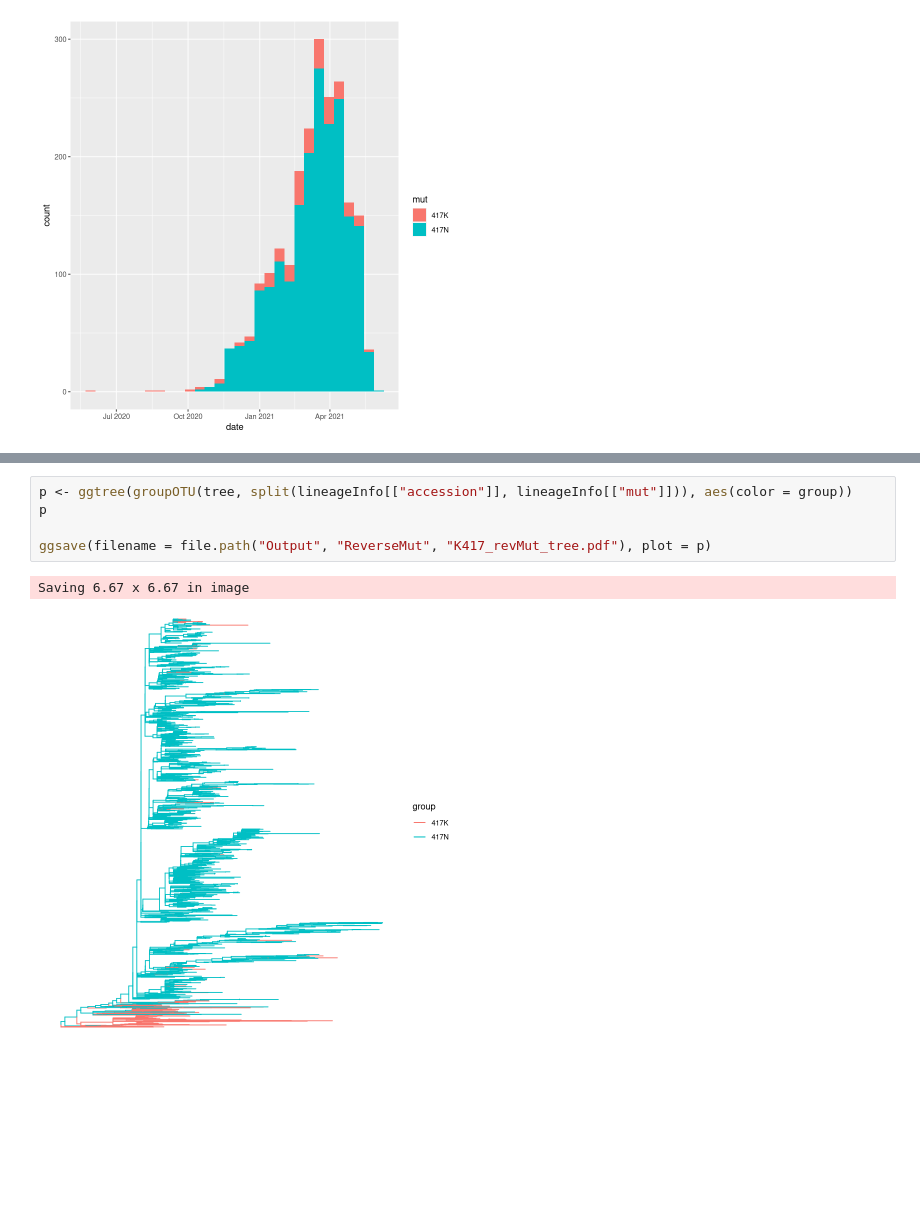
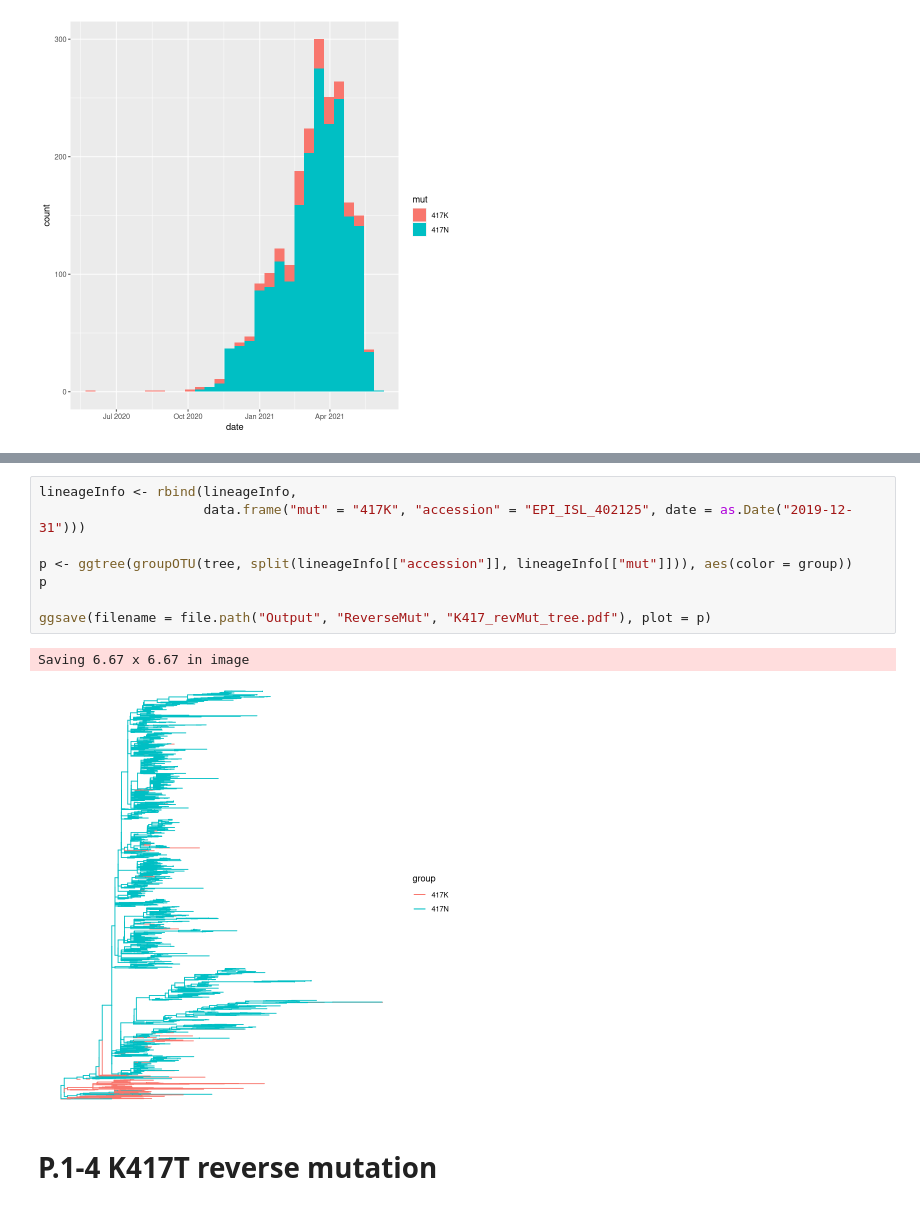
Before and after one commit to Takkoona/phyloColoring, a Jupyter notebook: 7_reverse_mutation_phylo.ipynb, the cells around one changed output, grey strips where cells are left out. Drawn from its saved outputs; the diff is of its cells as text; blank space fills up the shorter version.

```diff
--- a/7_reverse_mutation_phylo.ipynb
+++ b/7_reverse_mutation_phylo.ipynb
@@ -75,8 +136,13 @@ ggplot(lineageInfo, aes(date, fill = mut)) +
 # %%
+lineageInfo <- rbind(lineageInfo,
+                     data.frame("mut" = "417K", "accession" = "EPI_ISL_402125", date = as.Date("2019-12-31")))
+
 p <- ggtree(groupOTU(tree, split(lineageInfo[["accession"]], lineageInfo[["mut"]])), aes(color = group))
 p
 
 ggsave(filename = file.path("Output", "ReverseMut", "K417_revMut_tree.pdf"), plot = p)
 # %% [output]
 Saving 6.67 x 6.67 in image
-[figure, old version]
+[figure, new version]
+# %% [markdown]
+# P.1-4 K417T reverse mutation
```
Also changed, not shown: parts of 21 cells of this notebook, 3 other files.
